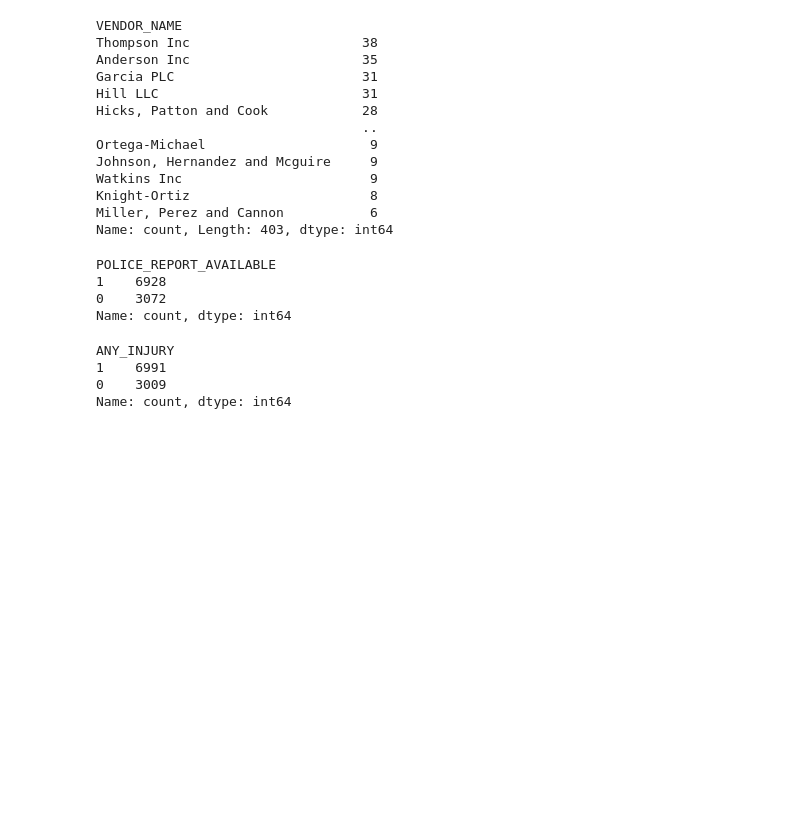
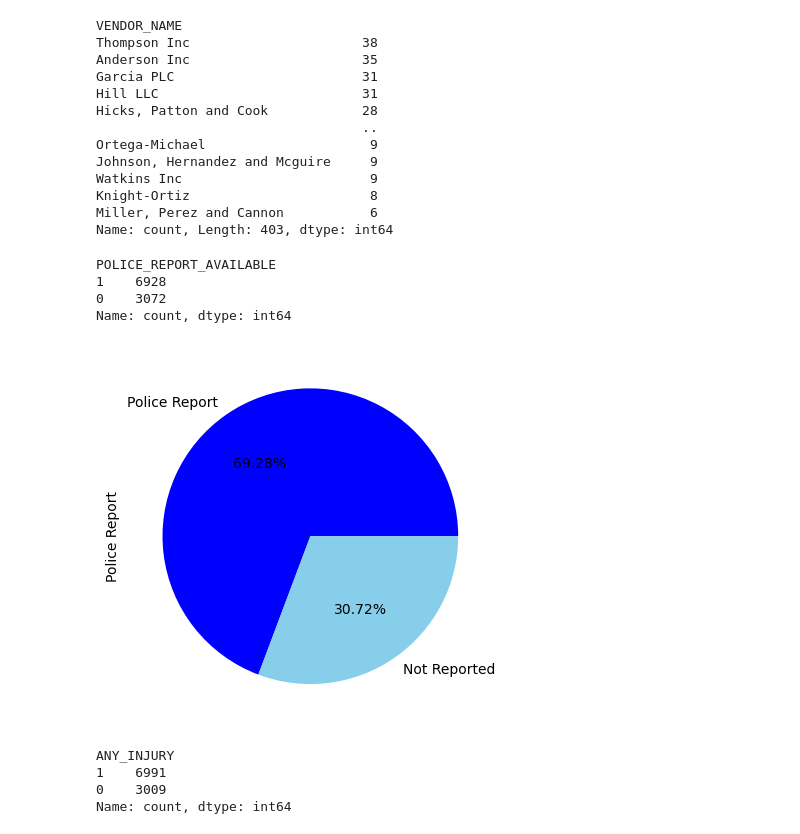
Before and after one commit to JustinS25/Insurance-Claim-Detection, a Jupyter notebook: Code/insurance_claim_valuecounts.ipynb, the cells around one changed output. Drawn from its saved outputs; the diff is of its cells as text; code cells hidden in the pictures; blank space fills up the shorter version.

```diff
--- a/Code/insurance_claim_valuecounts.ipynb
+++ b/Code/insurance_claim_valuecounts.ipynb
@@ -133,6 +142,14 @@ POLICE_REPORT_AVAILABLE
 1    6928
 0    3072
 Name: count, dtype: int64
+# %%
+colors = ['blue', 'skyblue']
+labels = ['Police Report', 'Not Reported']
+police_rep_count.plot(kind="pie", colors=colors, labels = labels, autopct= "%1.2f%%")
+plt.ylabel("Police Report")
+plt.show()
+# %% [output]
+[figure, added]
 # %%
 injury_count = ins_claim_fraud["ANY_INJURY"].value_counts()
 injury_count
```
Also changed, not shown: parts of 7 cells of this notebook.
